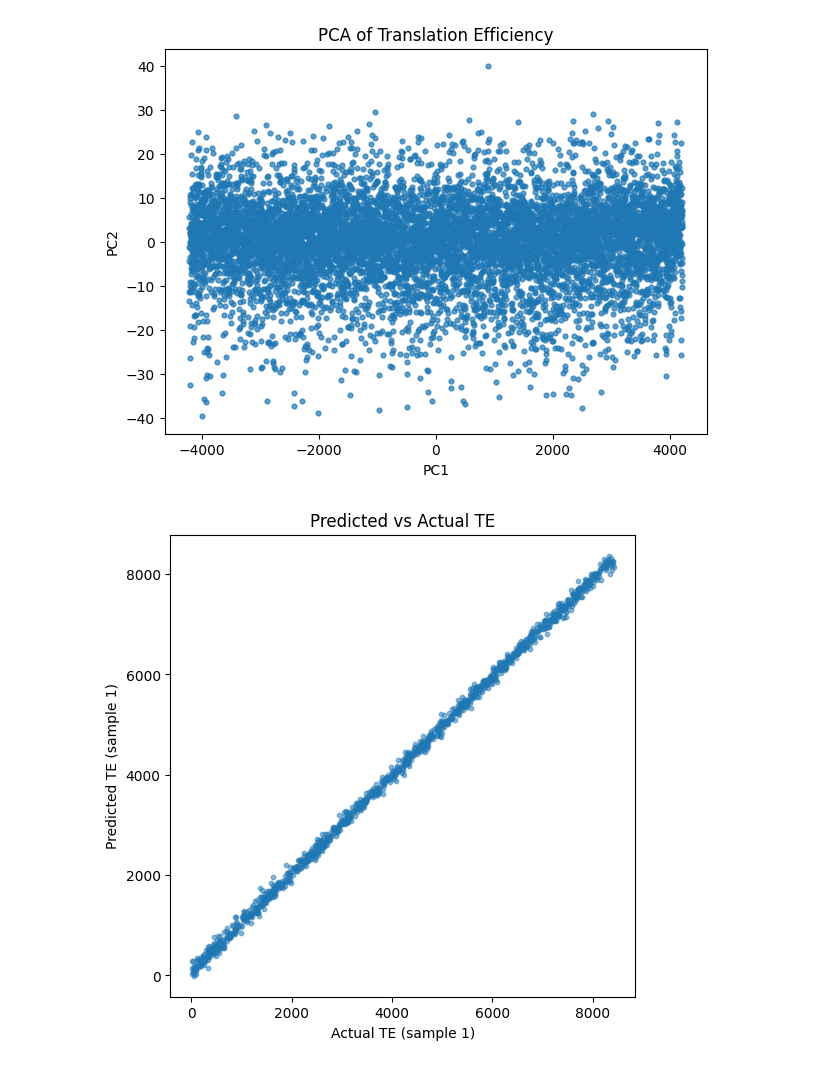
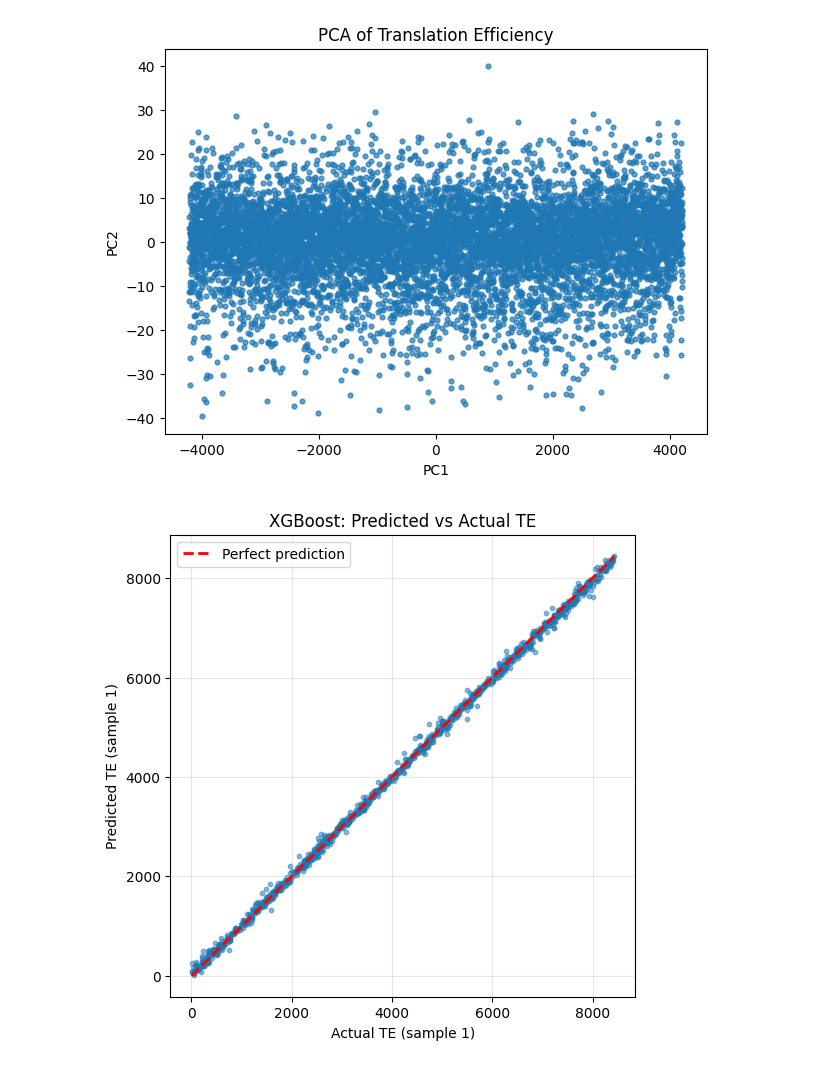
Before and after one commit to leenajoshi1/coe379l-proj3, a Jupyter notebook: rna_to_te.ipynb, the cells around one changed output. Drawn from its saved outputs; the diff is of its cells as text; code cells hidden in the pictures.

```diff
--- a/rna_to_te.ipynb
+++ b/rna_to_te.ipynb
@@ -59,14 +59,17 @@ def get_linear_models():
     return {
         "ols": LinearRegression(),
         "ridge": Ridge(alpha=1.0),
-        "lasso": Lasso(alpha=0.001)
+        "lasso": Lasso(alpha=0.001, max_iter=2000)
     }
 
 
 def get_random_forest():
     return RandomForestRegressor(
-        n_estimators=300,
-        max_depth=None,
+        n_estimators=100,
+        max_depth=10,
+        min_samples_split=10,
+        min_samples_leaf=4,
+        max_features='sqrt',
         n_jobs=-1,
         random_state=42
     )
@@ -74,31 +77,34 @@ def get_random_forest():
 
 def get_xgboost():
     return XGBRegressor(
-        n_estimators=400,
-        max_depth=6,
-        learning_rate=0.05,
+        n_estimators=100,
+        max_depth=5,
+        learning_rate=0.1,
         subsample=0.8,
-        colsample_bytree=0.7,
+        colsample_bytree=0.8,
         objective="reg:squarederror",
-        n_jobs=-1
+        n_jobs=-1,
+        random_state=42
     )
 
 
 class MultiTaskNN(nn.Module):
-    """Neural network: RNA(8433) → TE(96)"""
-    def __init__(self, input_dim=8433, output_dim=96):
+    """Simplified neural network: RNA(8433) → TE(99)"""
+    def __init__(self, input_dim=8433, output_dim=99):
         super().__init__()
 
         self.network = nn.Sequential(
-            nn.Linear(input_dim, 512),
+            nn.Linear(input_dim, 256),
+            nn.BatchNorm1d(256),
+            nn.ReLU(),
+            nn.Dropout(0.3),
+
+            nn.Linear(256, 128),
+            nn.BatchNorm1d(128),
             nn.ReLU(),
             nn.Dropout(0.2),
 
-            nn.Linear(512, 256),
-            nn.ReLU(),
-            nn.Dropout(0.2),
-
-            nn.Linear(256, output_dim)
+            nn.Linear(128, output_dim)
         )
 
     def forward(self, x):
@@ -306,18 +339,23 @@ plt.show()
 # %%
 import matplotlib.pyplot as plt
 
 rna, te = load_data()
 X_train, X_val, X_test, y_train, y_val, y_test = train_val_test_split(rna.values, te.values)
+
 xgb = get_xgboost()
 xgb.fit(X_train, y_train)
 
 pred = xgb.predict(X_val)
 
 plt.figure(figsize=(6,6))
 plt.scatter(y_val[:,0], pred[:,0], alpha=0.5, s=10)
+plt.plot([y_val[:,0].min(), y_val[:,0].max()],
+         [y_val[:,0].min(), y_val[:,0].max()], 'r--', lw=2, label='Perfect prediction')
 plt.xlabel("Actual TE (sample 1)")
 plt.ylabel("Predicted TE (sample 1)")
-plt.title("Predicted vs Actual TE")
+plt.title("XGBoost: Predicted vs Actual TE")
+plt.legend()
+plt.grid(True, alpha=0.3)
 plt.show()
 # %% [output]
-[figure, old version]
+[figure, new version]
```
Also changed, not shown: parts of 3 cells of this notebook.
